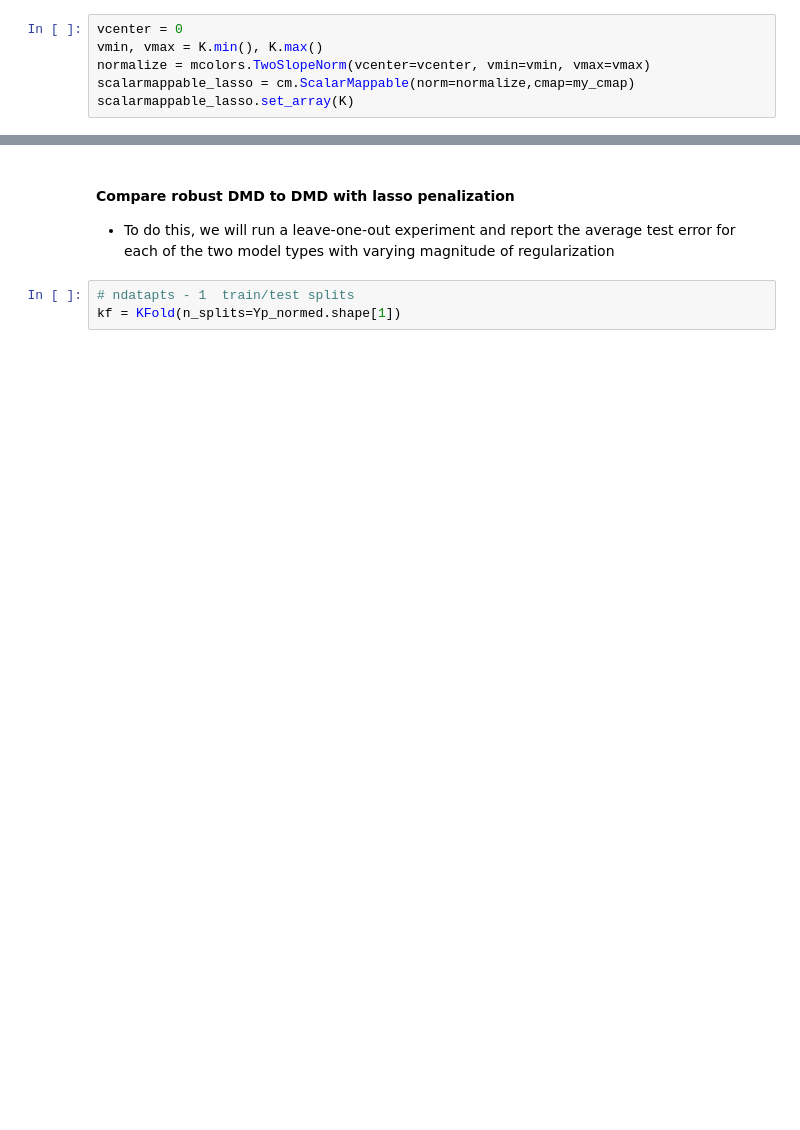
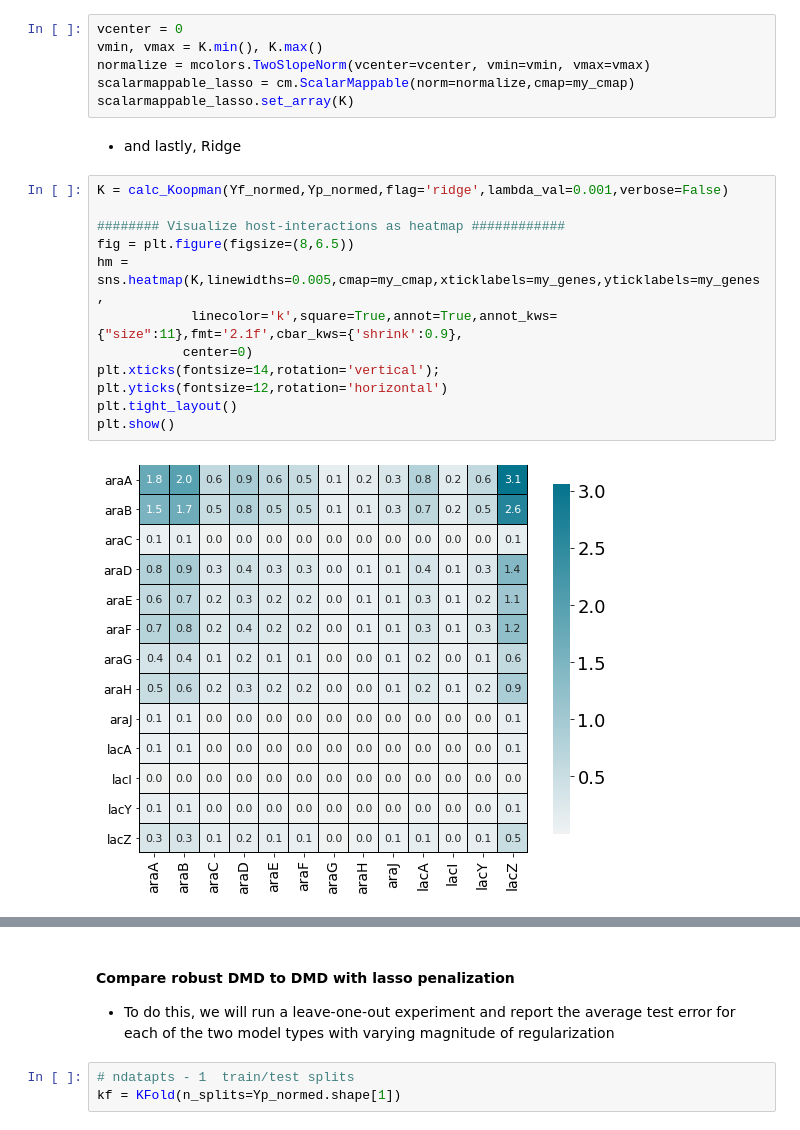
Before and after one commit to AqibHasnain/NAND, a Jupyter notebook: compare_robust_and_lasso_optimization.ipynb, the cells around one changed output, grey strips where cells are left out. Cells and saved outputs as stored; diff of their text form; blank space fills up the shorter version.

```diff
--- a/compare_robust_and_lasso_optimization.ipynb
+++ b/compare_robust_and_lasso_optimization.ipynb
@@ -203,3 +208,18 @@ vmin, vmax = K.min(), K.max()
 normalize = mcolors.TwoSlopeNorm(vcenter=vcenter, vmin=vmin, vmax=vmax)
 scalarmappable_lasso = cm.ScalarMappable(norm=normalize,cmap=my_cmap)
 scalarmappable_lasso.set_array(K)
+# %% [markdown]
+- and lastly, Ridge
+# %%
+K = calc_Koopman(Yf_normed,Yp_normed,flag='ridge',lambda_val=0.001,verbose=False)
+
+######## Visualize host-interactions as heatmap ############
+fig = plt.figure(figsize=(8,6.5))
+hm = sns.heatmap(K,linewidths=0.005,cmap=my_cmap,xticklabels=my_genes,yticklabels=my_genes,
+            linecolor='k',square=True,annot=True,annot_kws={"size":11},fmt='2.1f',cbar_kws={'shrink':0.9},
+           center=0)
+plt.xticks(fontsize=14,rotation='vertical'); plt.yticks(fontsize=12,rotation='horizontal')
+plt.tight_layout()
+plt.show()
+# %% [output]
+[figure, added]
```
Also changed, not shown: parts of 16 cells of this notebook, 16 other files.
